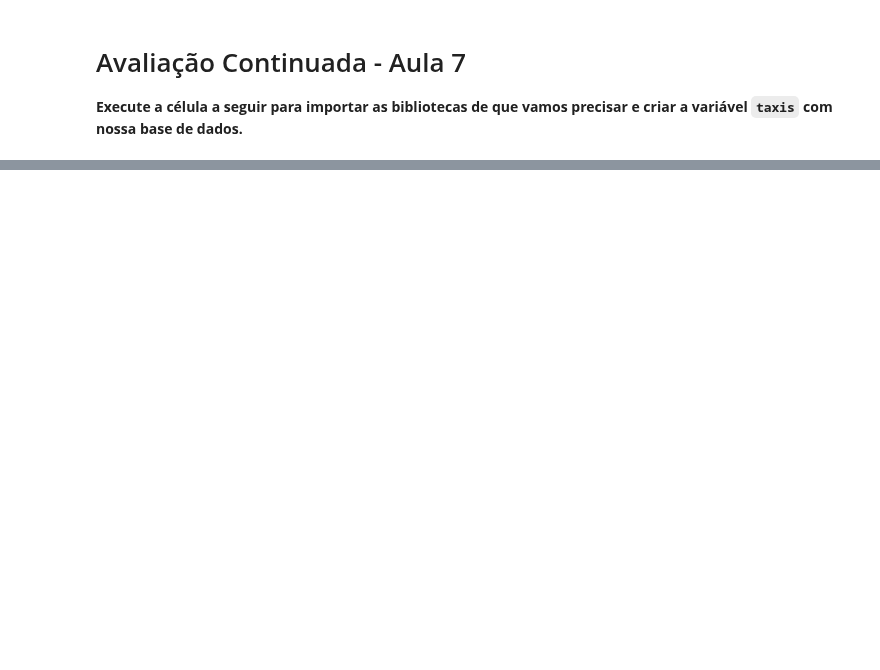
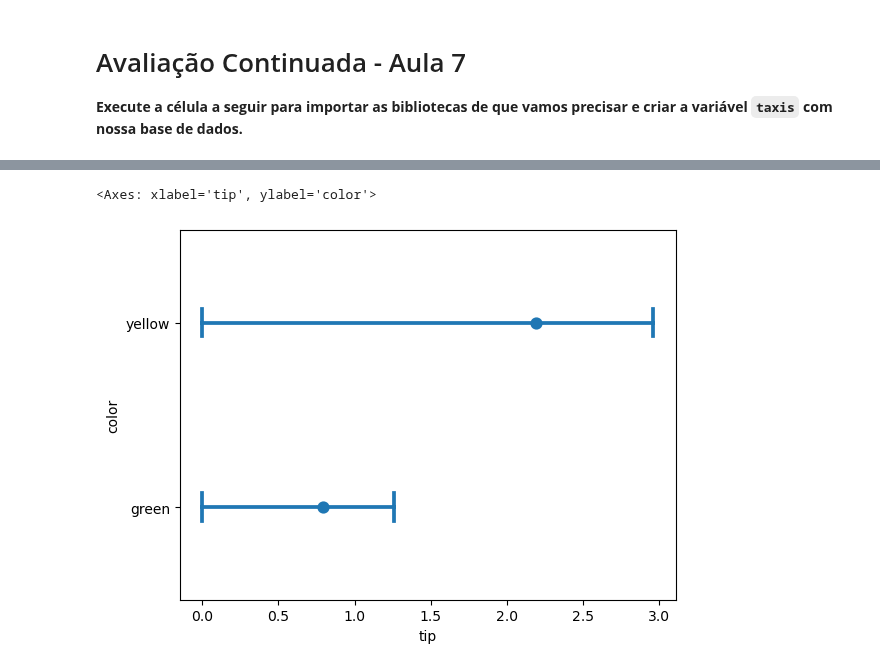
Before and after one commit to lthevenard/curso_prog, a Jupyter notebook: assets/_hidden/exercícios/exercícios_aula7_turmaA.ipynb, the cells around one changed output, grey strips where cells are left out. Drawn from its saved outputs; the diff is of its cells as text; code cells hidden in the pictures; blank space fills up the shorter version.

```diff
--- a/assets/_hidden/exercícios/exercícios_aula7_turmaA.ipynb
+++ b/assets/_hidden/exercícios/exercícios_aula7_turmaA.ipynb
@@ -37,0 +53,14 @@ Após escrever a linha de código de sua resposta, execute a célula para mostra
+# %%
+# gabarito
+
+sns.pointplot(
+    x="tip",
+    y="color",
+    data=taxis,
+    linestyle="",
+    capsize=0.15,
+    errorbar=["pi", 50]
+)
+# %% [output]
+<Axes: xlabel='tip', ylabel='color'>
+[figure, added]
```
Also changed, not shown: parts of 11 cells of this notebook, 1 other file.
